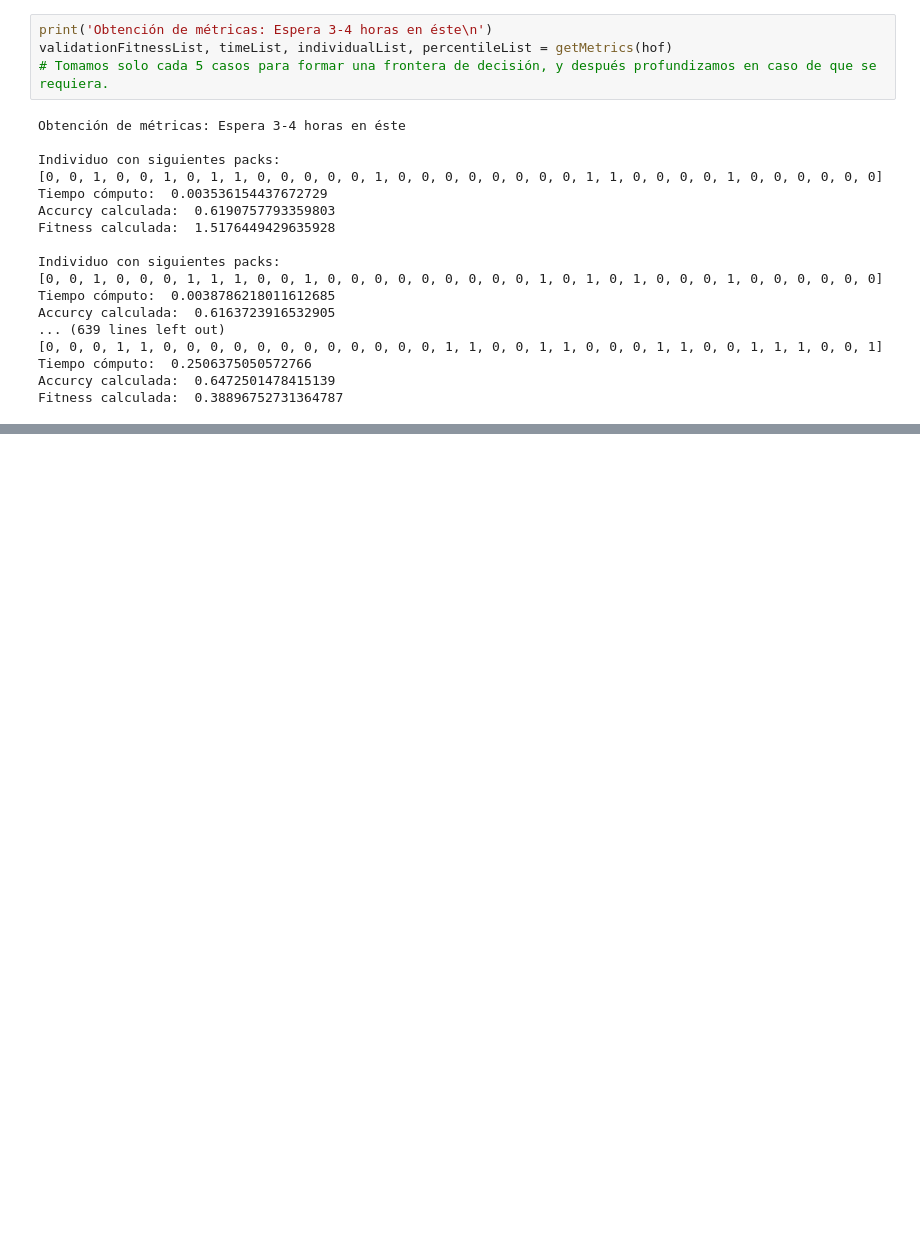
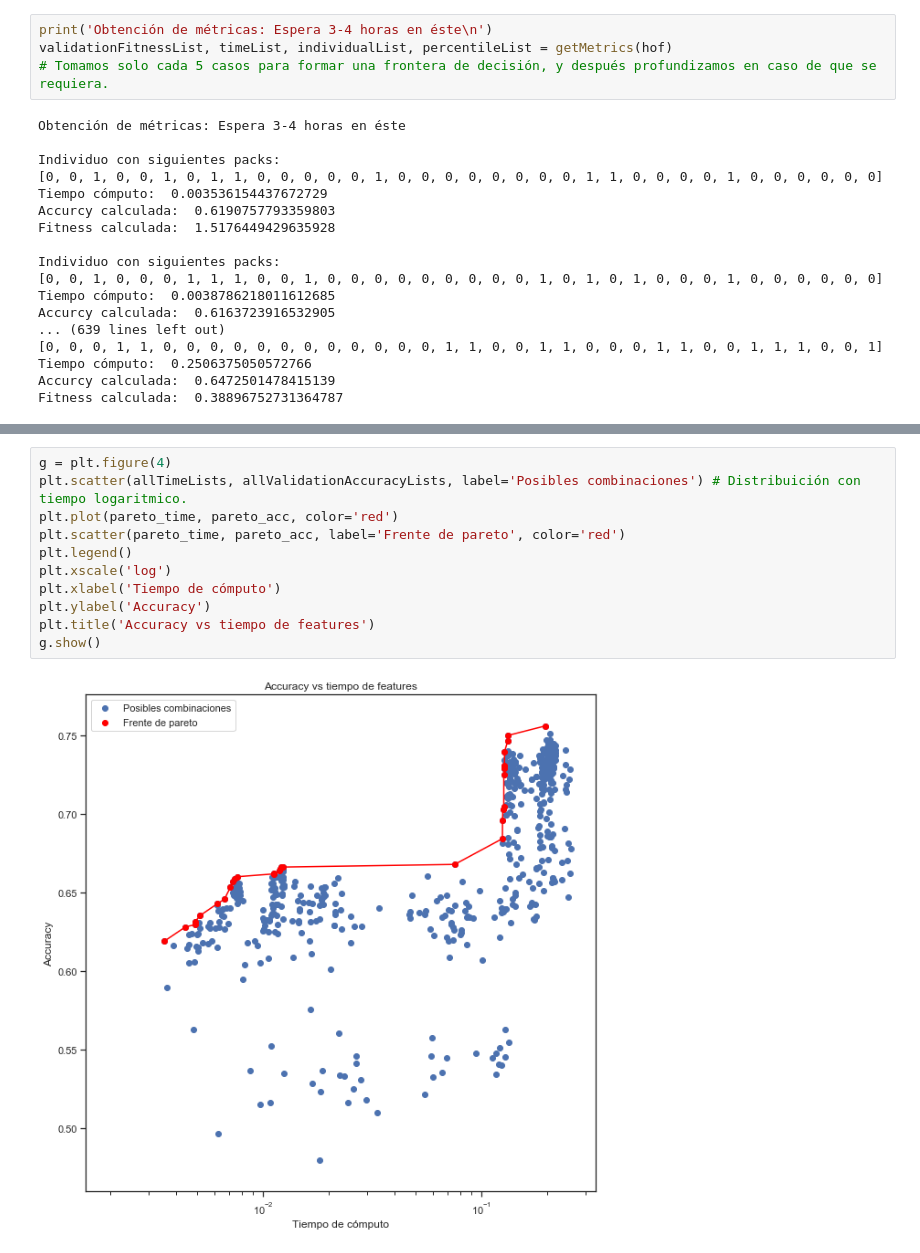
Before and after one commit to CubelliJ/Clasificacion_rapida_ALeRCE, a Jupyter notebook: ALeRCE_Hito_1.ipynb, the cells around one changed output, grey strips where cells are left out. Drawn from its saved outputs; the diff is of its cells as text; blank space fills up the shorter version.

```diff
--- a/ALeRCE_Hito_1.ipynb
+++ b/ALeRCE_Hito_1.ipynb
@@ -468,0 +623,13 @@ f.show()
+# %%
+g = plt.figure(4)
+plt.scatter(allTimeLists, allValidationAccuracyLists, label='Posibles combinaciones') # Distribuición con tiempo logaritmico.
+plt.plot(pareto_time, pareto_acc, color='red')
+plt.scatter(pareto_time, pareto_acc, label='Frente de pareto', color='red')
+plt.legend()
+plt.xscale('log')
+plt.xlabel('Tiempo de cómputo')
+plt.ylabel('Accuracy')
+plt.title('Accuracy vs tiempo de features')
+g.show()
+# %% [output]
+[figure, added]
```
Also changed, not shown: parts of 19 cells of this notebook.
